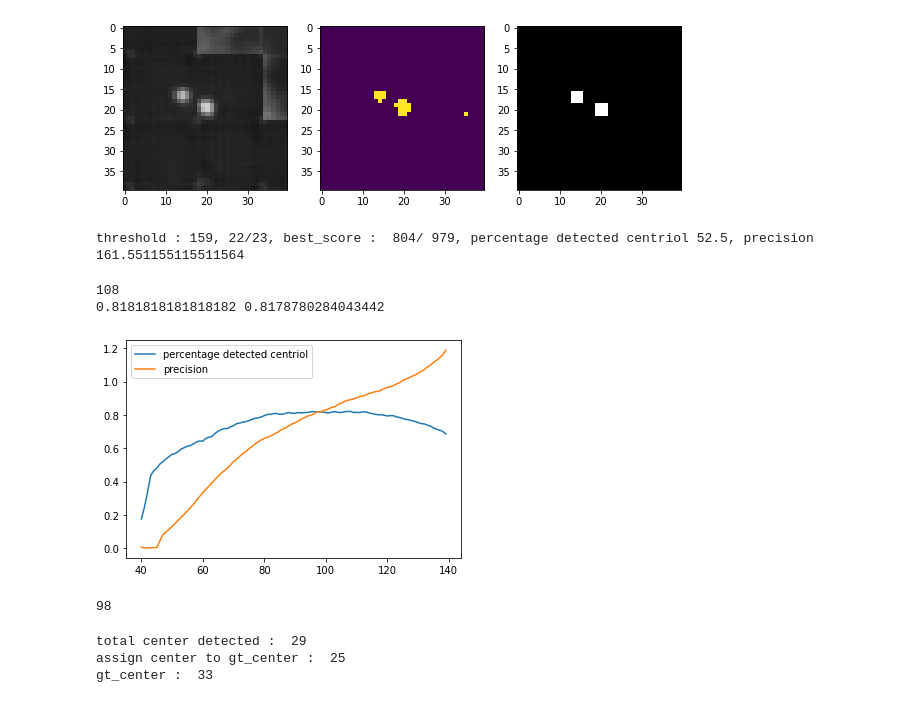
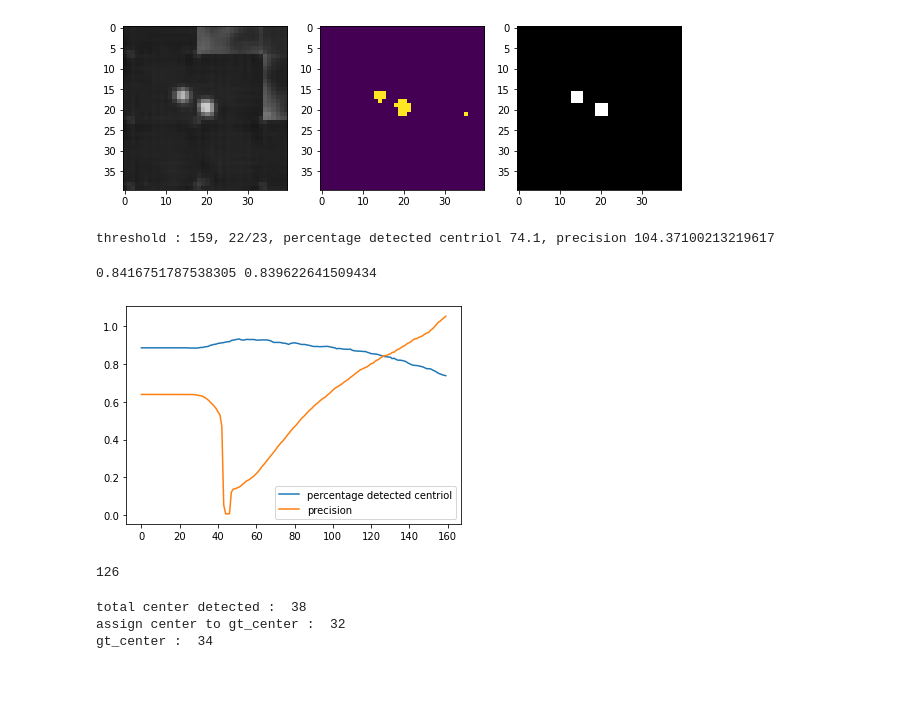
Before and after one commit to antoineDaeniker/ML_Project_2, a Jupyter notebook: perd_mask_view.ipynb, the cells around one changed output. Cells and saved outputs as stored; diff of their text form; code cells hidden in the pictures.

Commit message:
update centers detections

```diff
--- a/perd_mask_view.ipynb
+++ b/perd_mask_view.ipynb
@@ -173,14 +173,14 @@ ax[2].imshow(gt_mask_list[im_nb][range_lx:range_ux, range_ly:range_uy])
 # %%
 def compute_threshold_mask(mask, trsh):
     image = mask.copy()
-    #image[image < trsh] = 0
+    image[image < trsh] = 0
     #image[image >= trsh] = 255
     gray = cv2.cvtColor(image, cv2.COLOR_BGR2GRAY)
     blurred = cv2.GaussianBlur(gray, (3, 3), 0)
-    blurred[blurred < trsh] = 0
-    blurred[blurred >= trsh] = 255
-    #thresh = cv2.adaptiveThreshold(gray, 255, cv2.ADAPTIVE_THRESH_MEAN_C, cv2.THRESH_BINARY, 3, -10)
-    return blurred
+    #blurred[blurred < trsh] = 0
+    #blurred[blurred >= trsh] = 255
+    thresh = cv2.adaptiveThreshold(blurred, 255, cv2.ADAPTIVE_THRESH_MEAN_C, cv2.THRESH_BINARY, 3, -10)
+    return thresh
 # %%
 def find_center_coordinates(thresh):
     cnts = cv2.findContours(thresh.copy(), cv2.RETR_LIST, cv2.CHAIN_APPROX_SIMPLE)
@@ -223,12 +223,12 @@ def best_threshold_coord_nb(pred_masks, gt_masks, count_coords, gt_coords):
     best_score = 0
     total_count = 0
     j = 0
-    for trsh in range(40, 160):
+    for trsh in range(0, 160):
         temp_count = 0
         scnd_count = 0
         for i, (pred, gt) in enumerate(zip(pred_masks, gt_masks)):
-            print("threshold : {:3}, {:2}/{:2}, best_score : {:4}/{:4}, percentage detected centriol {:3.3}, precision {:5}"\
-                  .format(trsh, i, len(pred_masks), best_score, np.sum(count_coords), 100 * scores_track[j] / np.sum(count_coords), 100 * np.sum(count_coords) / scnd_track[j]), end='\r')
+            print("threshold : {:3}, {:2}/{:2}, percentage detected centriol {:3.3}, precision {:5}"\
+                  .format(trsh, i, len(pred_masks), 100 * scores_track[j] / np.sum(count_coords), 100 * np.sum(count_coords) / scnd_track[j]), end='\r')
 
             thresh = compute_threshold_mask(pred, trsh)
             centers_coords = find_center_coordinates(thresh)
@@ -248,23 +248,21 @@ def best_threshold_coord_nb(pred_masks, gt_masks, count_coords, gt_coords):
 # %%
 best_trsh, scores_track, scnd_track = best_threshold_coord_nb(pred_mask_list, gt_mask_list, coords_count_list, coords_list)
 # %% [output]
-threshold : 159, 22/23, best_score :  804/ 979, percentage detected centriol 52.5, precision 161.551155115511564
+threshold : 159, 22/23, percentage detected centriol 74.1, precision 104.37100213219617
 # %%
-print(best_trsh)
-plt.plot(np.arange(100) + 40, (scores_track[1:] / np.sum(coords_count_list))[:-20], label='percentage detected centriol')
-plt.plot(np.arange(100) + 40, (np.sum(coords_count_list) / scnd_track[1:])[:-20], label='precision')
+plt.plot(np.arange(160) + 0, (scores_track[1:] / np.sum(coords_count_list)), label='percentage detected centriol')
+plt.plot(np.arange(160) + 0, (np.sum(coords_count_list) / scnd_track[1:]), label='precision')
 plt.legend()
 crossing = np.argmin(np.abs((scores_track[1:] / np.sum(coords_count_list) - np.sum(coords_count_list) / scnd_track[1:])))
 print((scores_track[1:] / np.sum(coords_count_list))[crossing], (np.sum(coords_count_list) / scnd_track[1:])[crossing])
 # %% [output]
-108
-0.8181818181818182 0.8178780284043442
+0.8416751787538305 0.839622641509434
-[figure, old version]
+[figure, new version]
 # %%
-best_trsh = crossing + 40
+best_trsh = crossing
 print(best_trsh)
 # %% [output]
-98
+126
 # %%
 clean_mask_list = []
 for img in pred_mask_list:
@@ -280,14 +278,14 @@ center_centriol_re = center_centriol[center_centriol != np.array((-1, -1))].resh
 assign_center = assign_pred_center_to_gt(center_centriol, coords_list[img_nb])
 detect_centri_full = center_centriol_re.copy() #[assign_center[:, 1]]
 print("total center detected : ", len(detect_centri_full))
-detect_centri = center_centriol_re[assign_center[:, 1]].copy()
-print("assign center to gt_center : ", len(detect_centri))
+detect_centri = center_centriol_re.copy() #[assign_center[:, 1]]
+print("assign center to gt_center : ", len(detect_centri[assign_center[:, 1]]))
 print("gt_center : ", len(coords_list[img_nb]))
 gt_centri = coords_list[img_nb].copy() #[assign_center[:, 0]]
 # %% [output]
-total center detected :  29
-assign center to gt_center :  25
-gt_center :  33
+total center detected :  38
+assign center to gt_center :  32
+gt_center :  34
 # %%
 window_size = 30
 new_clean_mask = clean_mask_list[img_nb].copy()
```
Also changed, not shown: parts of 2 cells of this notebook, 1 other file.
